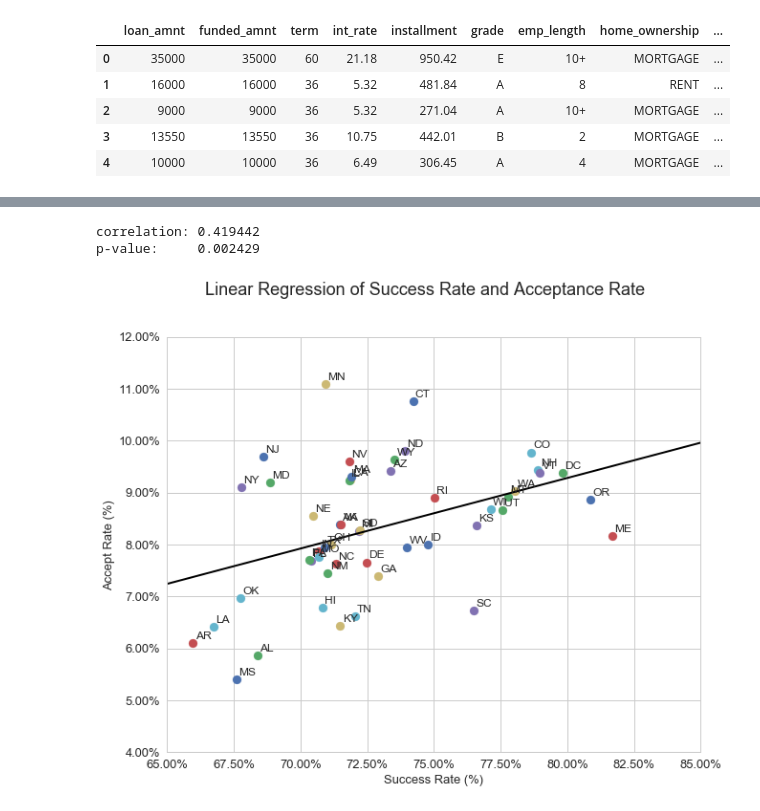
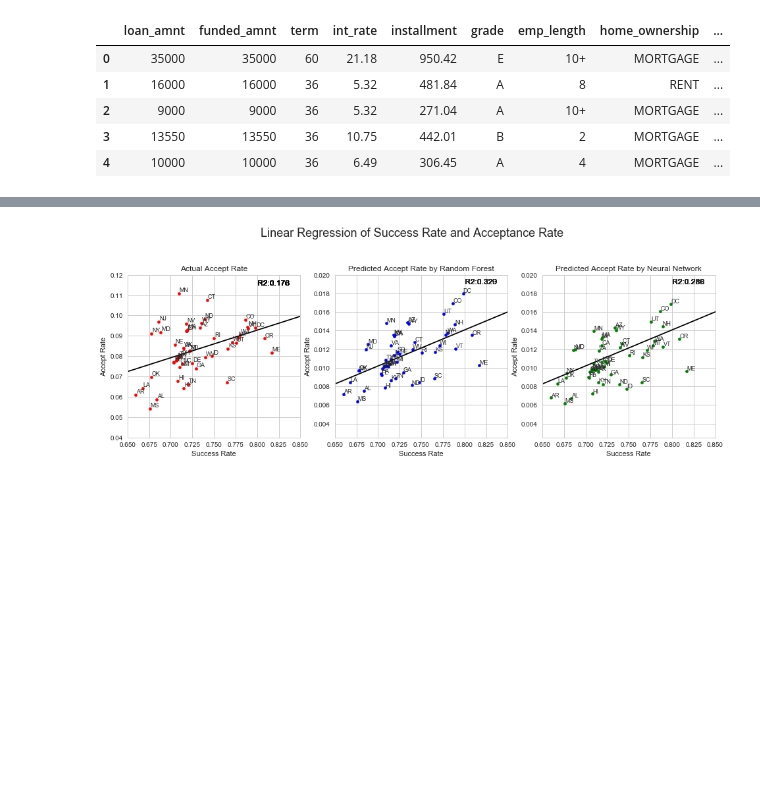
Before and after one commit to hurrialice/lendingClub, a Jupyter notebook: Discrimination/Discrimination_Analysis.ipynb, the cells around one changed output, grey strips where cells are left out. Drawn from its saved outputs; the diff is of its cells as text; code cells hidden in the pictures; blank space fills up the shorter version.

Commit message:
Updated Discrimination Analysis

```diff
--- a/Discrimination/Discrimination_Analysis.ipynb
+++ b/Discrimination/Discrimination_Analysis.ipynb
@@ -71,3 +66,6 @@ acc_count = acp['State'].value_counts()
 acc_count = pd.DataFrame({'State': acc_count.index, 'Accept Count': acc_count.values})
 rej_count = rej['State'].value_counts()
 rej_count = pd.DataFrame({'State': rej_count.index, 'Reject Count': rej_count.values})
+# %%
+model = pd.read_csv('cdf_discrimination.csv')
+model.head()
@@ -108,6 +134,19 @@ X = state_rate['Success Rate'].to_frame()
 y = state_rate['Accept Rate']
 succ_to_accept = LinearRegression().fit(X.values, y.values)
 
+X_rf = state_rate['Success Rate'].to_frame()
+y_rf = state_rate['RF Accept Rate']
+succ_to_accept_rf = LinearRegression().fit(X_rf.values, y_rf.values)
+
+X_nn = state_rate['Success Rate'].to_frame()
+y_nn = state_rate['NN Accept Rate']
+succ_to_accept_nn = LinearRegression().fit(X_rf.values, y_rf.values)
+
+# r2 score
+r2 = r2_score(y, succ_to_accept.predict(X.values))
+rf_r2 = r2_score(y_rf, succ_to_accept_rf.predict(X_rf.values))
+nn_r2 = r2_score(y_nn, succ_to_accept_nn.predict(X_nn.values))
+
 # Consider the distance between estimated accept rate and true rate as bias
 state_rate['BIAS'] = pd.Series(succ_to_accept.predict(X.values)) - y
 state_rate.head()
@@ -121,43 +160,69 @@ state_rate.head()
 # %%
 from scipy.stats import pearsonr
-
-correlation, p_value = pearsonr(state_rate['Success Rate'], state_rate['Accept Rate'])
-print('correlation: %f' % correlation)
-print('p-value:     %f' % p_value)
-
-###
 
 values = pd.Series(np.arange(0, 8, 0.01)).to_frame()
 
 prediction = succ_to_accept.predict(values.values)
+prediction_rf = succ_to_accept_rf.predict(values.values)
+prediction_nn = succ_to_accept_nn.predict(values.values)
 trend_line = pd.DataFrame({'Success Rate': values[0], 'Accept Rate': prediction})
+trend_line_rf = pd.DataFrame({'Success Rate': values[0], 'RF Accept Rate': prediction_rf})
+trend_line_nn = pd.DataFrame({'Success Rate': values[0], 'NN Accept Rate': prediction_nn})
 
-###
-
-fig, ax = plt.subplots(figsize=(10, 8))
+fig, ax = plt.subplots(figsize=(16, 10))
 fig.suptitle('Linear Regression of Success Rate and Acceptance Rate',fontsize=18)
 
+plt.subplot(231)
 for i in range(len(state_rate)):
     x = state_rate['Success Rate'][i]
     y = state_rate['Accept Rate'][i]
-    plt.scatter(x, y, s=80)
-    plt.text(x+0.0008, y+0.0008, state_rate['State'][i], fontsize=12)
-trend_line.plot.line(x='Success Rate', y='Accept Rate', ax=ax, color='k', linewidth=2)
+    plt.scatter(x, y, s=20, color='r')
+    plt.text(x+0.0008, y+0.0008, state_rate['State'][i], fontsize=9)
+    plt.text(0.80,0.115,'R2:0.176',color='k')
+plt.plot(trend_line['Success Rate'], trend_line['Accept Rate'], color='k')
+plt.xlim([0.65, 0.85])
+plt.ylim([0.04, 0.12])
+plt.title('Actual Accept Rate')
+plt.xlabel('Success Rate')
+plt.ylabel('Accept Rate')
 
-ax.set_xlim([0.65, 0.85])
-ax.set_ylim([0.04, 0.12])
+plt.subplot(232)
+for i in range(len(state_rate)):
+    x = state_rate['Success Rate'][i]
+    y = state_rate['RF Accept Rate'][i]
+    plt.scatter(x, y, s=20, color='b')
+    plt.text(x+0.0001, y+0.0001, state_rate['State'][i], fontsize=9)
+    plt.text(0.80,0.019,'R2:0.329')
+plt.plot(trend_line['Success Rate'], trend_line_rf['RF Accept Rate'], color='k')
+plt.xlim([0.65, 0.85])
+plt.ylim([0.0025, 0.02])
+plt.title('Predicted Accept Rate by Random Forest')
+plt.xlabel('Success Rate')
+plt.ylabel('Accept Rate')
+
+plt.subplot(233)
+for i in range(len(state_rate)):
+    x = state_rate['Success Rate'][i]
+    y = state_rate['NN Accept Rate'][i]
+    plt.scatter(x, y, s=20, color='g')
+    plt.text(x+0.0001, y+0.0001, state_rate['State'][i], fontsize=9)
+    plt.text(0.80,0.019,'R2:0.286')
+plt.plot(trend_line['Success Rate'], trend_line_nn['NN Accept Rate'], color='k')
+plt.xlim([0.65, 0.85])
+plt.ylim([0.0025, 0.02])
+plt.title('Predicted Accept Rate by Neural Network')
+plt.xlabel('Success Rate')
+plt.ylabel('Accept Rate')
 
 x_ticks = ax.get_xticks()
 y_ticks = ax.get_yticks()
 ax.set_xticklabels(['{:3.2f}%'.format(k*100) for k in x_ticks])
 ax.set_yticklabels(['{:3.2f}%'.format(k*100) for k in y_ticks])
 ax.set_ylabel('Accept Rate (%)')
 ax.set_xlabel('Success Rate (%)')
-ax.legend_.remove()
 
 for item in ([ax.title, ax.xaxis.label, ax.yaxis.label] + ax.get_xticklabels() + ax.get_yticklabels()):
     item.set_fontsize(13)
+plt.show()
 # %% [output]
-correlation: 0.419442
-p-value:     0.002429
-[figure, old version]
+[figure, new version]
```
Also changed, not shown: parts of 27 cells of this notebook.
